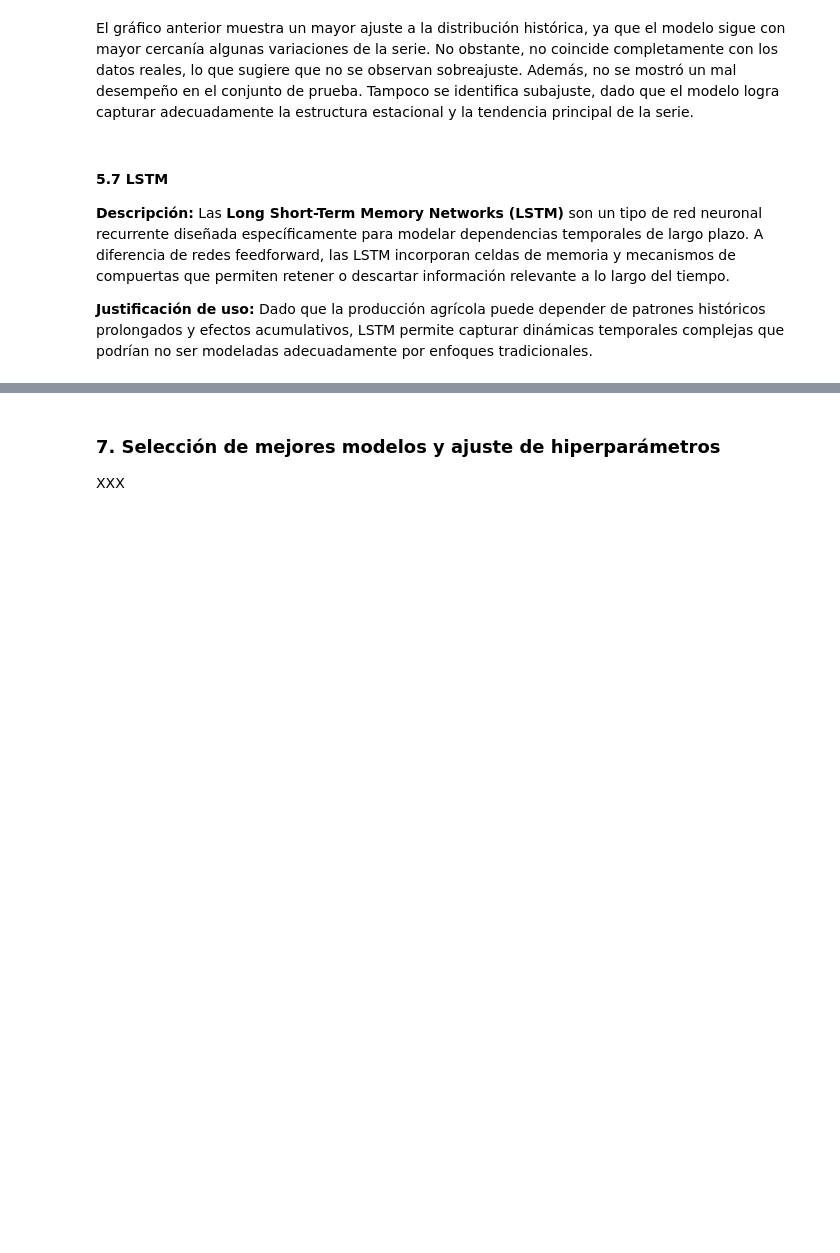
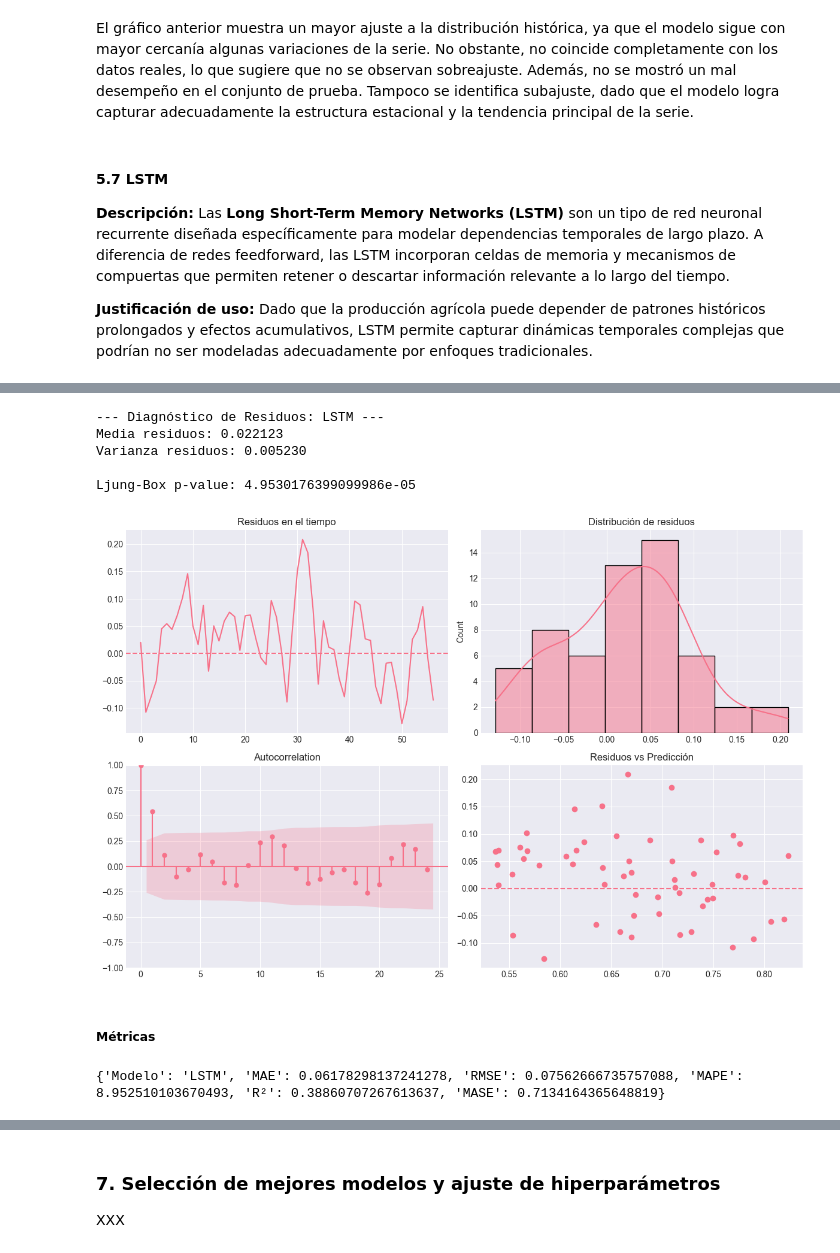
Before and after one commit to juan-pablo-lopez/tc5035-ene26-equipo29, a Jupyter notebook: Avance4.Equipo29.ipynb, the cells around one changed output, grey strips where cells are left out. Saved outputs shown, nothing was run; the diff lists cells and outputs as text; code cells hidden in the pictures; blank space fills up the shorter version.

```diff
--- a/Avance4.Equipo29.ipynb
+++ b/Avance4.Equipo29.ipynb
@@ -1117,0 +1413,13 @@ XXX
+# %%
+model_lstm = Sequential([
+    LSTM(64, input_shape=(window_size, X_train_seq.shape[2])),
+    Dropout(0.2),
+    Dense(1)
+])
+
+model_lstm.compile(
+    optimizer='adam',
+    loss='mse'
+)
+
+model_lstm.summary()
@@ -1117,0 +1506,30 @@ XXX
+# %%
+# Diagnóstico de residuos para LSTM
+residuos_lstm = residuals_diagnostic(y_test_eval, y_pred_lstm, lags=24, titulo="LSTM")
+# %% [output]
+--- Diagnóstico de Residuos: LSTM ---
+Media residuos: 0.022123
+Varianza residuos: 0.005230
+
+Ljung-Box p-value: 4.9530176399099986e-05
+[figure, added]
+# %% [markdown]
+##### Métricas
+# %%
+metrics_lstm = calculate_metrics(
+    y_true=y_test_eval,
+    y_pred=y_pred_lstm,
+    mase_denom=mase_denom,
+    model_name="LSTM"
+)
+
+resultados_modelos.append(metrics_lstm)
+
+modelos_entrenados['LSTM'] = {
+    'modelo': model_lstm,
+    'y_pred': y_pred_lstm
+}
+
+print(metrics_lstm)
+# %% [output]
+{'Modelo': 'LSTM', 'MAE': 0.06178298137241278, 'RMSE': 0.07562666735757088, 'MAPE': 8.952510103670493, 'R²': 0.38860707267613637, 'MASE': 0.7134164365648819}
```
Also changed, not shown: parts of 63 cells of this notebook.
